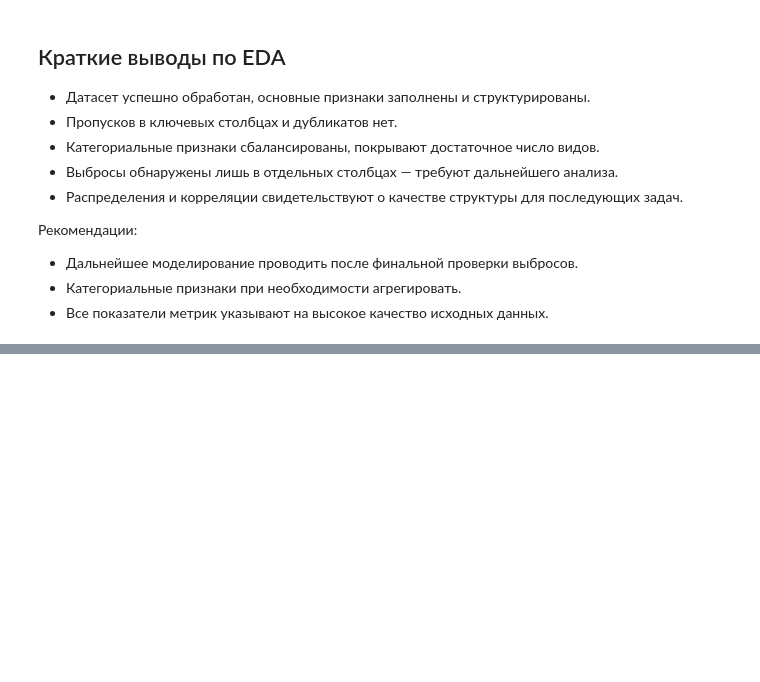
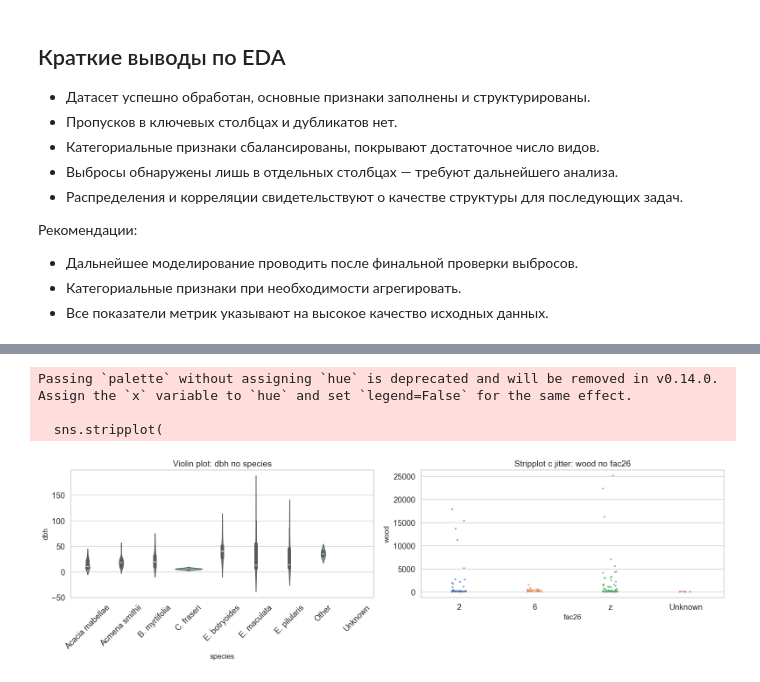
Before and after one commit to aclimova/Klimova-75-63-project, a Jupyter notebook: notebooks/EDA.ipynb, the cells around one changed output, grey strips where cells are left out. Cells and saved outputs as stored; diff of their text form; code cells hidden in the pictures; blank space fills up the shorter version.

```diff
--- a/notebooks/EDA.ipynb
+++ b/notebooks/EDA.ipynb
@@ -260,0 +260,4 @@ plt.show()
+# %%
+sns.set_theme(style="whitegrid", palette="Set2", font_scale=1.2)
+plt.rcParams["axes.titlesize"] = 14
+plt.rcParams["axes.labelsize"] = 12
@@ -260,0 +269,22 @@ plt.show()
+# %%
+fig, axes = plt.subplots(1, 2, figsize=(16, 5))
+
+# Violin plot: распределение dbh для разных видов
+sns.violinplot(x="species", y="dbh", data=df, ax=axes[0])
+axes[0].set_title("Violin plot: dbh по species")
+axes[0].tick_params(axis='x', rotation=45)
+
+# Stripplot с jitter, размер точек уменьшен, для плотного распределения без предупреждений
+sns.stripplot(
+    x="fac26", y="wood", data=df, ax=axes[1],
+    palette="deep", jitter=True, size=3, alpha=0.7
+)
+axes[1].set_title("Stripplot с jitter: wood по fac26")
+
+plt.tight_layout()
+plt.show()
+# %% [output]
+Passing `palette` without assigning `hue` is deprecated and will be removed in v0.14.0. Assign the `x` variable to `hue` and set `legend=False` for the same effect.
+
+  sns.stripplot(
+[figure, added]
```
Also changed, not shown: parts of 23 cells of this notebook.
